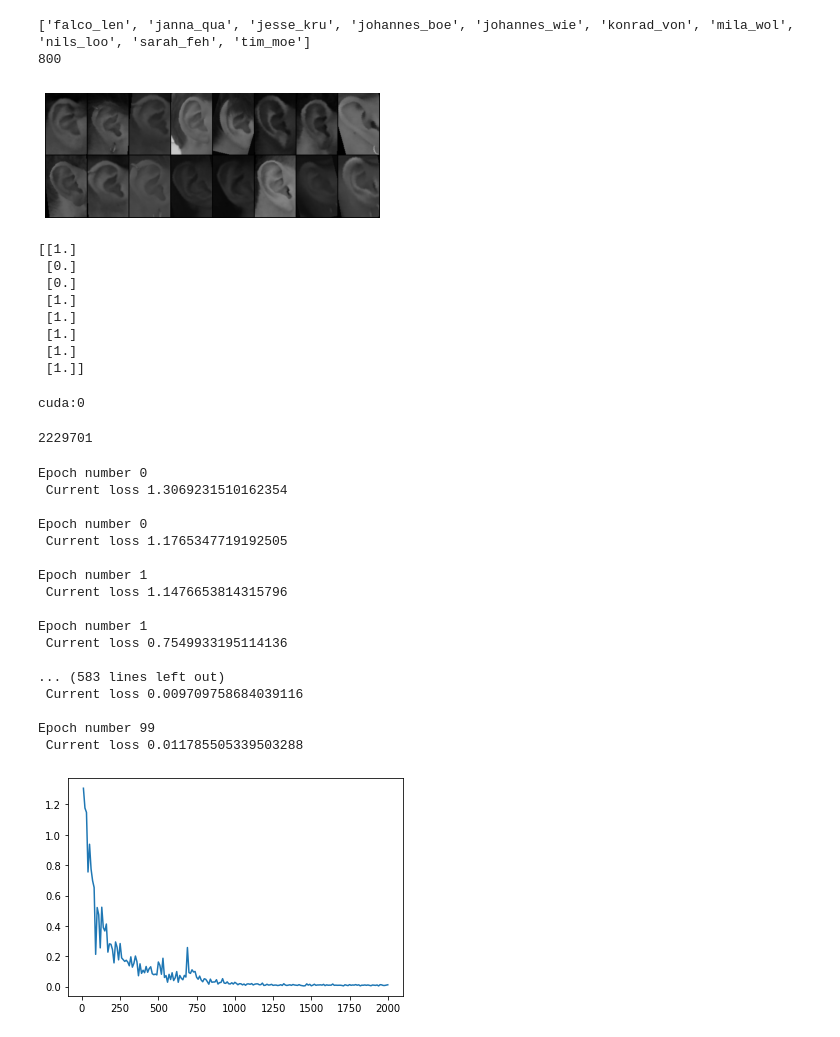
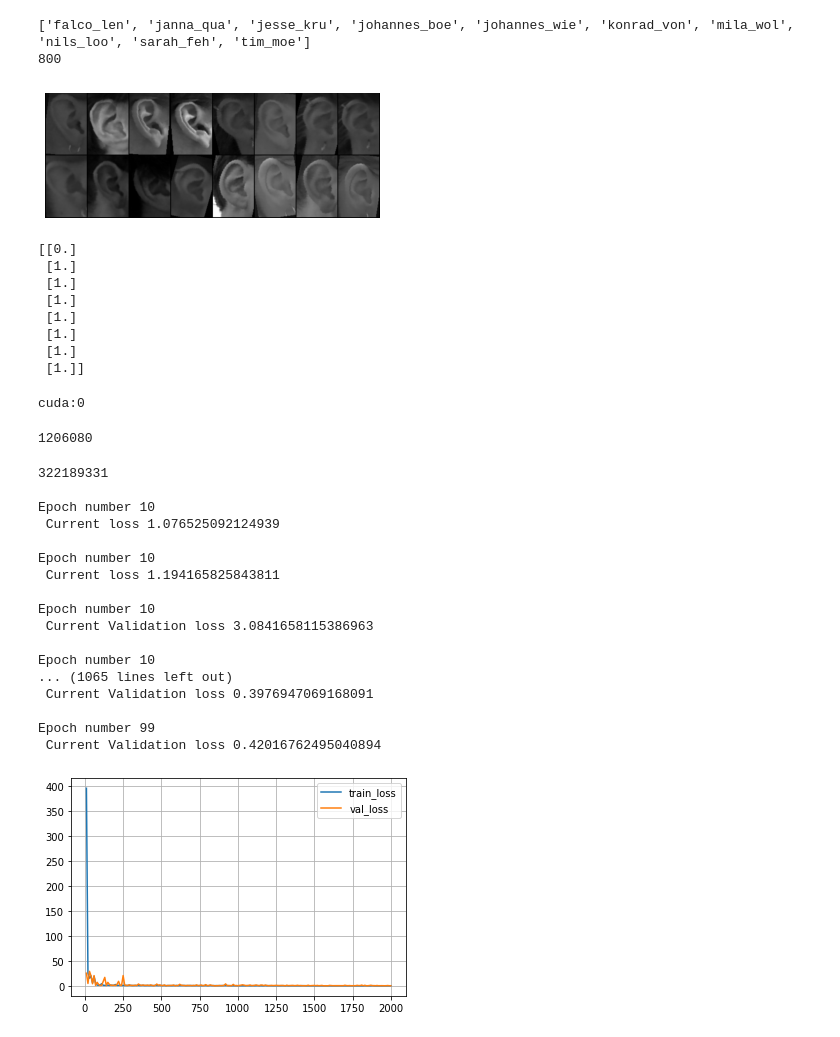
Before and after one commit to royalts1011/Bachelorthesis, a Jupyter notebook: Siamese_MobileNetV2_Train.ipynb, the cells around one changed output. Cells and saved outputs as stored; diff of their text form; code cells hidden in the pictures.

Commit message:
implemented ver_dataloader + plot

```diff
--- a/Siamese_MobileNetV2_Train.ipynb
+++ b/Siamese_MobileNetV2_Train.ipynb
@@ -27,9 +27,11 @@ def imshow(img,text=None,should_save=False):
     plt.imshow(np.transpose(npimg, (1, 2, 0)))
     plt.show()
 
-def show_plot(iteration,loss):
-    plt.plot(iteration,loss)
-    plt.show()
+def show_plot(iteration,loss, val_iteration, val_loss):
+    plt.plot(iteration,loss, label='train_loss')
+    plt.plot(val_iteration,val_loss, label='val_loss')
+    plt.legend()
+    plt.grid()
 # %%
 # Set Up All Configurations here
 class Config():
@@ -38,6 +40,7 @@ class Config():
     # training_dir = "../data/ears/training/"
     # testing_dir = "../data/ears/testing/"
     train_batch_size = 32
+    valid_batch_size = 32
     test_batch_size = 1
     vis_batch_size = 8
     num_workers = 3
@@ -55,10 +58,14 @@ print(N)
 n_80 = int(round(.8*N))
 n_70 = int(round(.7*N))
 n_60 = int(round(.6*N))
+n_20 = int(round(.2*N))
+n_10 = int(round(.1*N))
 
 rand_indices = np.random.permutation(N)
-train_indices = rand_indices[:n_80]
-test_indices = rand_indices[n_80:]
+train_indices = rand_indices[:n_70]
+val_indices = rand_indices[n_70:n_70+n_20]
+test_indices = rand_indices[n_70+n_20:]
+
 
 # definde data loader
 # dl_train = ds_ear_siamese.get_dataloader(
@@ -71,6 +78,14 @@ train_dataloader = ds_ear_siamese.get_dataloader(
     should_invert = False
 )
 
+val_dataloader = ds_ear_siamese.get_dataloader(
+    data_path=Config.dataset_dir,
+    indices=val_indices,
+    batch_size=Config.vis_batch_size,
+    num_workers=Config.num_workers,
+    transform_mode='siamese',
+    should_invert = False
+)
 # dl_test = ds_ear_siamese.get_dataloader(
 test_dataloader = ds_ear_siamese.get_dataloader(
     data_path=Config.dataset_dir,
@@ -101,10 +116,10 @@ concatenated = torch.cat((example_batch[0], example_batch[1]),0)
 imshow(make_grid(concatenated))
 print(example_batch[2].numpy())
 # %% [output]
-[figure, old version]
+[figure, new version]
-[[1.]
- [0.]
- [0.]
+[[0.]
+ [1.]
+ [1.]
  [1.]
  [1.]
  [1.]
@@ -124,6 +139,12 @@ if Config.NN_SIAMESE == False:
     model.features[0][1] = layers[0]
     model.features[0][2] = layers[1]
     model.features[0].add_module('3', layers[2])
+
+    model.classifier = nn.Sequential(*list(model.classifier.children())[:-2])
+
+    #model = torch.nn.Sequential(*(list(model.children())[:-1]))
+    #model = model.features
+
 else:
     model = SiameseNetwork()
 
@@ -142,34 +171,34 @@ for param in model.parameters():
 # %%
+# To show trainable parameters
 from DLBio.pytorch_helpers import get_num_params
 
 get_num_params(model,True)
 # %% [output]
-2229701
+1206080
 # %%
-training = Training(model=model, optimizer=optimizer_siamese,train_dataloader=train_dataloader,
-                loss_contrastive=contrastive_loss_siamese, nn_Siamese=Config.NN_SIAMESE)
+training = Training(model=model, optimizer=optimizer_siamese,train_dataloader=train_dataloader, val_dataloader=val_dataloader, loss_contrastive=contrastive_loss_siamese, nn_Siamese=Config.NN_SIAMESE, )
 
-counter, loss_history = training(Config.EPOCHS)
-show_plot(counter, loss_history)
+counter, loss_history, val_counter, val_loss_history = training(Config.EPOCHS)
+show_plot(counter, loss_history,val_counter, val_loss_history)
 # %% [output]
-Epoch number 0
- Current loss 1.3069231510162354
+322189331
 
-Epoch number 0
- Current loss 1.1765347719192505
+Epoch number 10
+ Current loss 1.076525092124939
 
-Epoch number 1
- Current loss 1.1476653814315796
+Epoch number 10
+ Current loss 1.194165825843811
 
-Epoch number 1
- Current loss 0.7549933195114136
+Epoch number 10
+ Current Validation loss 3.0841658115386963
 
-... (583 lines left out)
- Current loss 0.009709758684039116
+Epoch number 10
+... (1065 lines left out)
+ Current Validation loss 0.3976947069168091
 
 Epoch number 99
- Current loss 0.011785505339503288
+ Current Validation loss 0.42016762495040894
-[figure, old version]
+[figure, new version]
 # %%
 if Config.NN_SIAMESE:
     def generate_output( img_in, img_in2):
```
Also changed, not shown: parts of 3 cells of this notebook, 2 other files.
